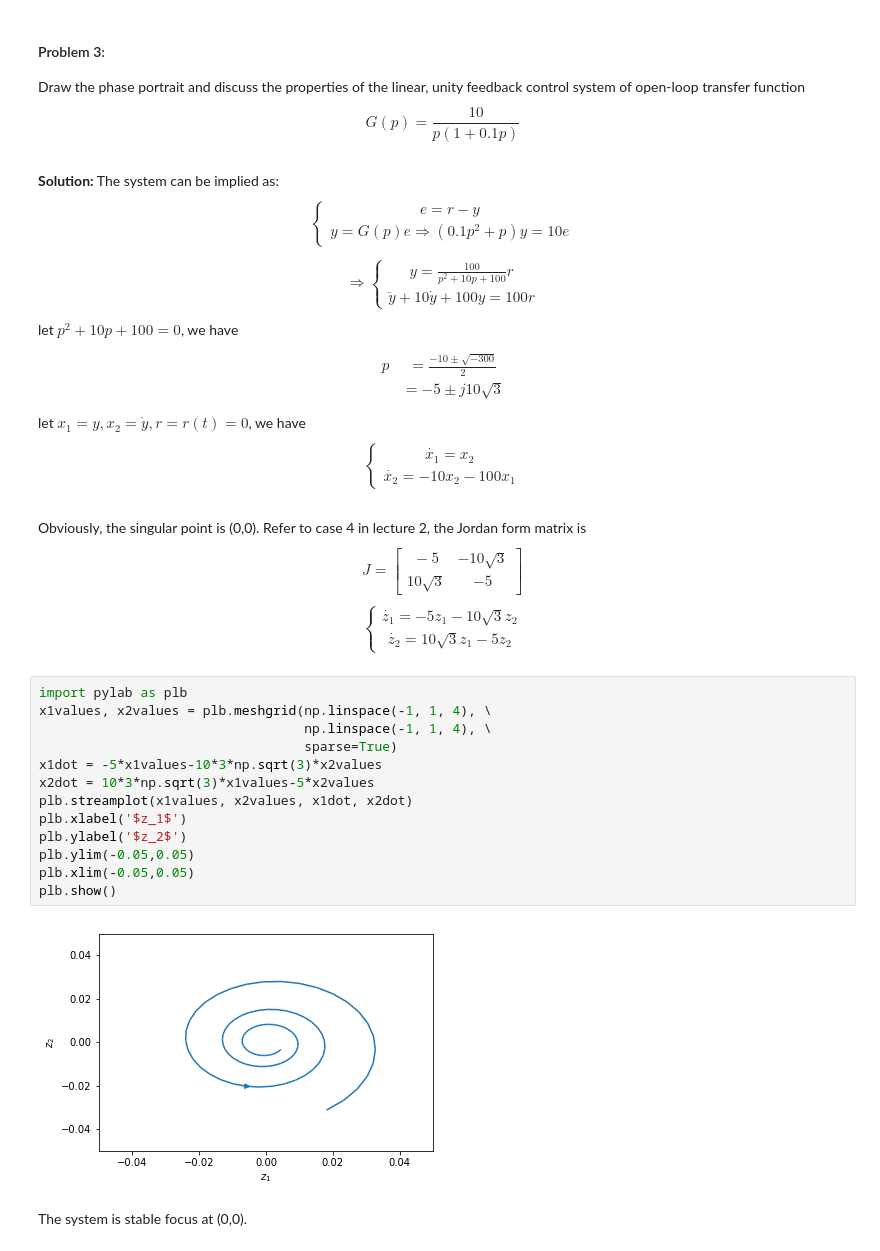
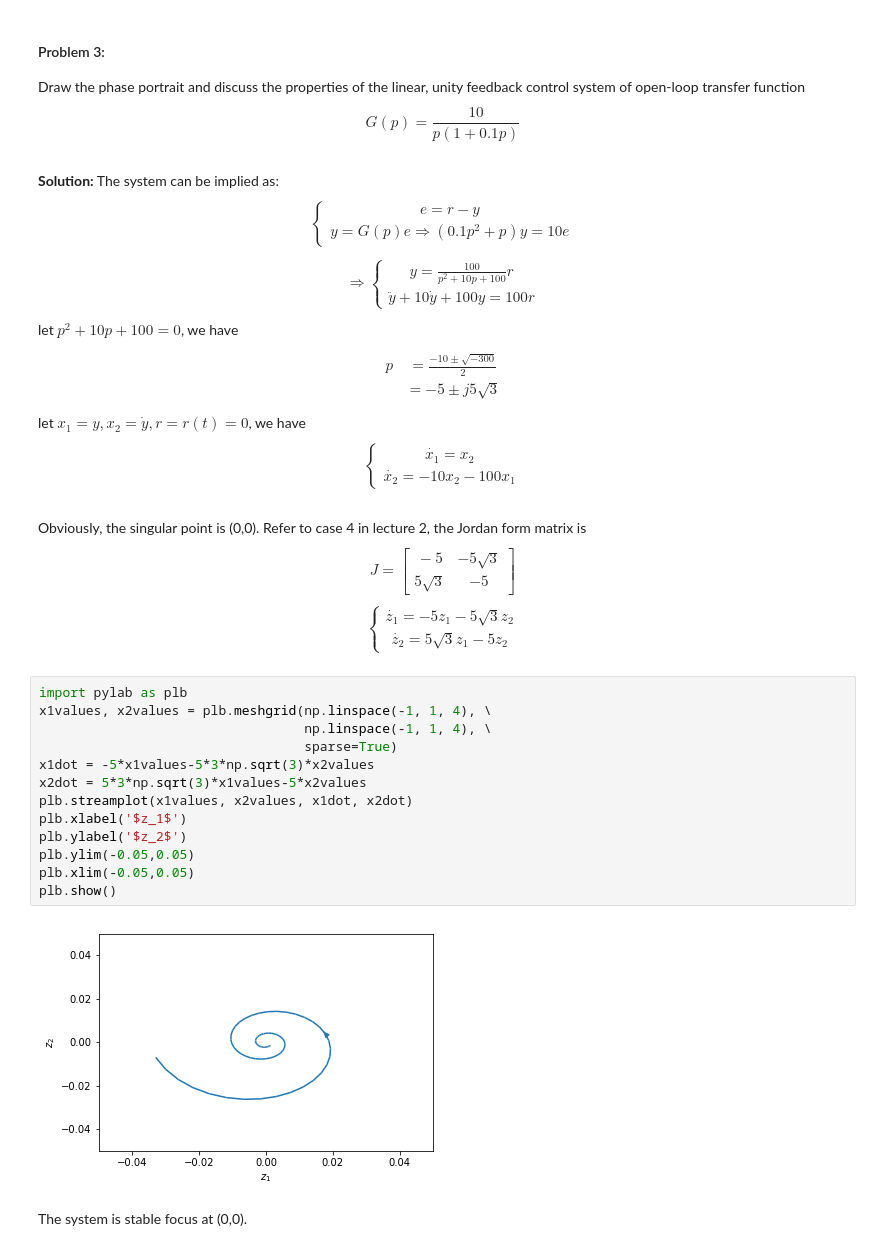
Before and after one commit to BoomAmplifier/NLS-HW, a Jupyter notebook: HW2.ipynb, the cells around one changed output. Drawn from its saved outputs; the diff is of its cells as text.

```diff
--- a/HW2.ipynb
+++ b/HW2.ipynb
@@ -231,7 +231,7 @@ $$
 \tag{3-3}
     \begin{array}{}
         p &= \frac{-10\pm \sqrt{-300}}{2} \\
-          &=-5 \pm j10 \sqrt{3}
+          &=-5 \pm j5 \sqrt{3}
     \end{array}
 \end{equation}$$
 let $x_1=y,x_2=\dot{y},r=r(t)=0$, we have
@@ -253,8 +253,8 @@ $$
 \tag{3-5}
     J=
     \begin{bmatrix}{}
-          -5          &  -10\sqrt{3} \\
-          10\sqrt{3}  &  -5
+          -5          &  -5\sqrt{3} \\
+          5\sqrt{3}  &  -5
     \end{bmatrix}
 \end{equation}$$
 $$
@@ -262,26 +262,26 @@ $$
 \tag{3-6}
     \left\{
         \begin{array}{}
-            \dot{z_1} = -5z_1-10\sqrt{3}z_2  \\
-            \dot{z_2} = 10\sqrt{3}z_1-5z_2
+            \dot{z_1} = -5z_1-5\sqrt{3}z_2  \\
+            \dot{z_2} = 5\sqrt{3}z_1-5z_2
         \end{array}
     \right.
 \end{equation}$$
 # %%
 import pylab as plb
 x1values, x2values = plb.meshgrid(np.linspace(-1, 1, 4), \
                                   np.linspace(-1, 1, 4), \
                                   sparse=True)
-x1dot = -5*x1values-10*3*np.sqrt(3)*x2values
-x2dot = 10*3*np.sqrt(3)*x1values-5*x2values
+x1dot = -5*x1values-5*3*np.sqrt(3)*x2values
+x2dot = 5*3*np.sqrt(3)*x1values-5*x2values
 plb.streamplot(x1values, x2values, x1dot, x2dot)
 plb.xlabel('$z_1$')
 plb.ylabel('$z_2$')
 plb.ylim(-0.05,0.05)
 plb.xlim(-0.05,0.05)
 plb.show()
 # %% [output]
-[figure, old version]
+[figure, new version]
 # %% [markdown]
 The system is stable focus at (0,0).
 # %%
```
Also changed, not shown: parts of 5 cells of this notebook, 3 other files.
